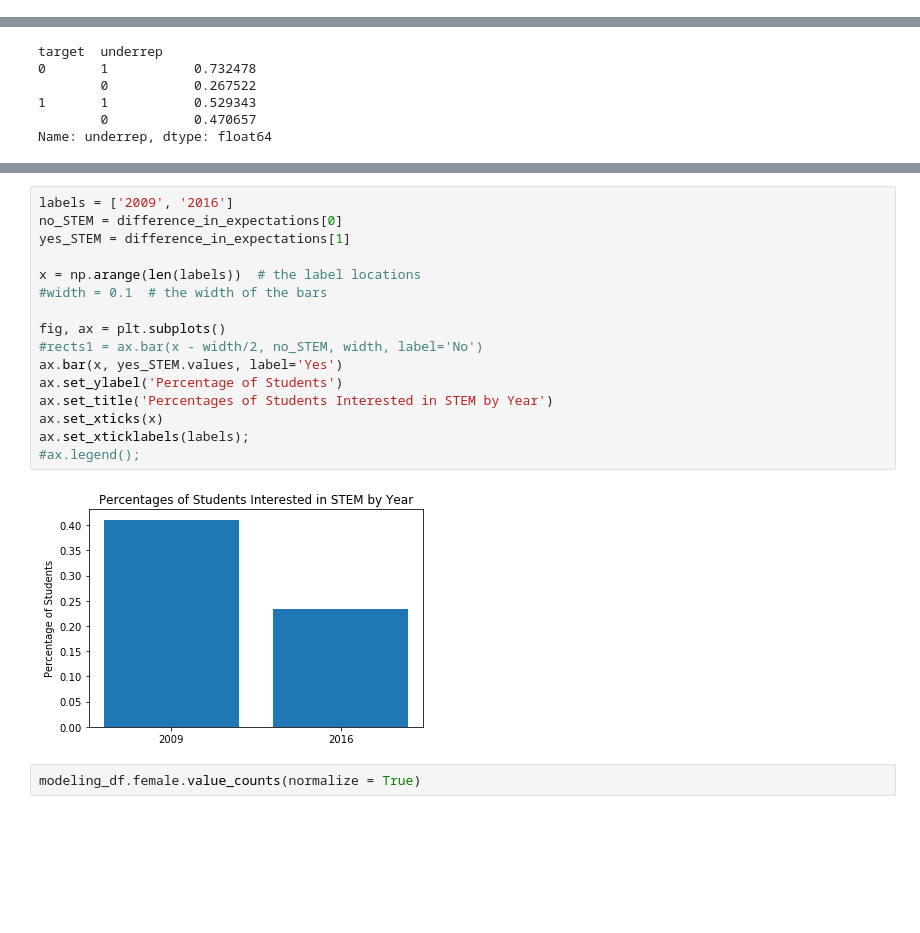
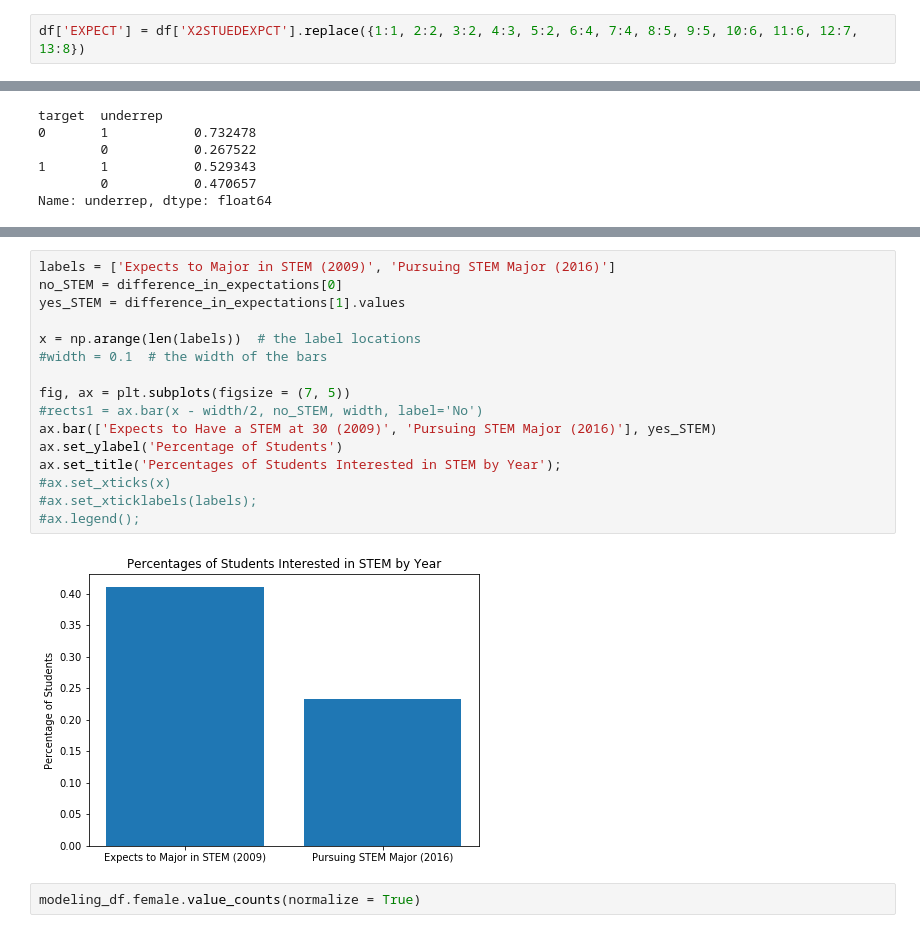
Before and after one commit to laurenphipps/STEM-majors, a Jupyter notebook: EDAviz.ipynb, the cells around one changed output, grey strips where cells are left out. Saved outputs shown, nothing was run; the diff lists cells and outputs as text; blank space fills up the shorter version.

```diff
--- a/EDAviz.ipynb
+++ b/EDAviz.ipynb
@@ -115,6 +115,8 @@ df['underrep'] = np.where((df['X2SEX'] == 2) |
                           (df['hispanic'] == 1) |
                           (df['multiple_race'] == 1) |
                           (df['nh_pi'] == 1), 1, 0)
+# %%
+df['EXPECT'] = df['X2STUEDEXPCT'].replace({1:1, 2:2, 3:2, 4:3, 5:2, 6:4, 7:4, 8:5, 9:5, 10:6, 11:6, 12:7, 13:8})
 # %%
 #group HS science classes into broader subjects
 
@@ -260,23 +261,23 @@ difference_in_expectations[1].values
 # %% [output]
 array([0.41088026, 0.23291416])
 # %%
-labels = ['2009', '2016']
+labels = ['Expects to Major in STEM (2009)', 'Pursuing STEM Major (2016)']
 no_STEM = difference_in_expectations[0]
-yes_STEM = difference_in_expectations[1]
+yes_STEM = difference_in_expectations[1].values
 
 x = np.arange(len(labels))  # the label locations
 #width = 0.1  # the width of the bars
 
-fig, ax = plt.subplots()
+fig, ax = plt.subplots(figsize = (7, 5))
 #rects1 = ax.bar(x - width/2, no_STEM, width, label='No')
-ax.bar(x, yes_STEM.values, label='Yes')
+ax.bar(['Expects to Have a STEM at 30 (2009)', 'Pursuing STEM Major (2016)'], yes_STEM)
 ax.set_ylabel('Percentage of Students')
-ax.set_title('Percentages of Students Interested in STEM by Year')
-ax.set_xticks(x)
-ax.set_xticklabels(labels);
+ax.set_title('Percentages of Students Interested in STEM by Year');
+#ax.set_xticks(x)
+#ax.set_xticklabels(labels);
 #ax.legend();
 # %% [output]
-[figure, old version]
+[figure, new version]
 # %%
 modeling_df.female.value_counts(normalize = True)
 # %% [output]
```
Also changed, not shown: parts of 7 cells of this notebook, 3 other files.
